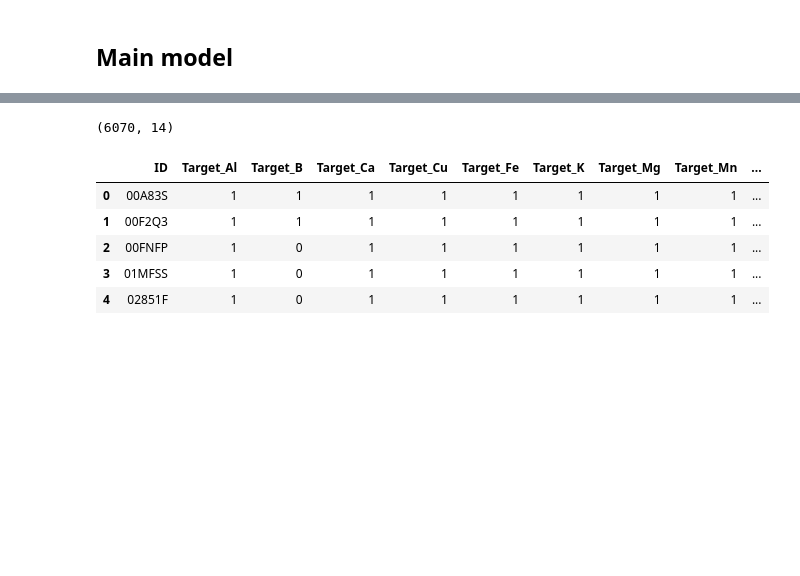
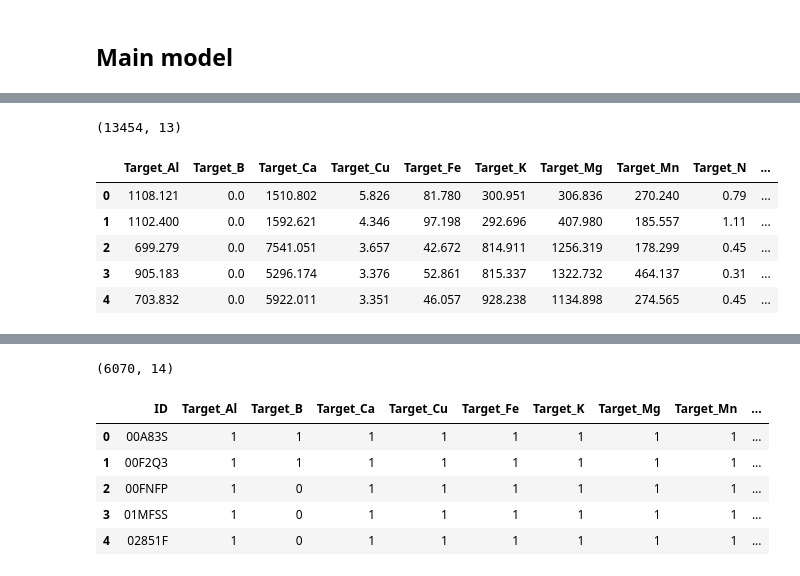
Before and after one commit to lucknera/projekt_interdyscyplinarny, a Jupyter notebook: models/olek-model.ipynb, the cells around one changed output, grey strips where cells are left out. Saved outputs shown, nothing was run; the diff lists cells and outputs as text; code cells hidden in the pictures; blank space fills up the shorter version.

```diff
--- a/models/olek-model.ipynb
+++ b/models/olek-model.ipynb
@@ -486,3 +505,14 @@ Name: Zn, Length: 13454, dtype: float64
+# %%
+print(y.shape)
+y.head()
+# %% [output]
+(13454, 13)
+|  | Target_Al | Target_B | Target_Ca | Target_Cu | Target_Fe | Target_K | Target_Mg | Target_Mn | Target_N | ... |
+| 0 | 1108.121 | 0.0 | 1510.802 | 5.826 | 81.780 | 300.951 | 306.836 | 270.240 | 0.79 | ... |
+| 1 | 1102.400 | 0.0 | 1592.621 | 4.346 | 97.198 | 292.696 | 407.980 | 185.557 | 1.11 | ... |
+| 2 | 699.279 | 0.0 | 7541.051 | 3.657 | 42.672 | 814.911 | 1256.319 | 178.299 | 0.45 | ... |
+| 3 | 905.183 | 0.0 | 5296.174 | 3.376 | 52.861 | 815.337 | 1322.732 | 464.137 | 0.31 | ... |
+| 4 | 703.832 | 0.0 | 5922.011 | 3.351 | 46.057 | 928.238 | 1134.898 | 274.565 | 0.45 | ... |
 # %%
 print(y_pred.shape)
 y_pred.head()
```
Also changed, not shown: parts of 19 cells of this notebook, 2 other files.
